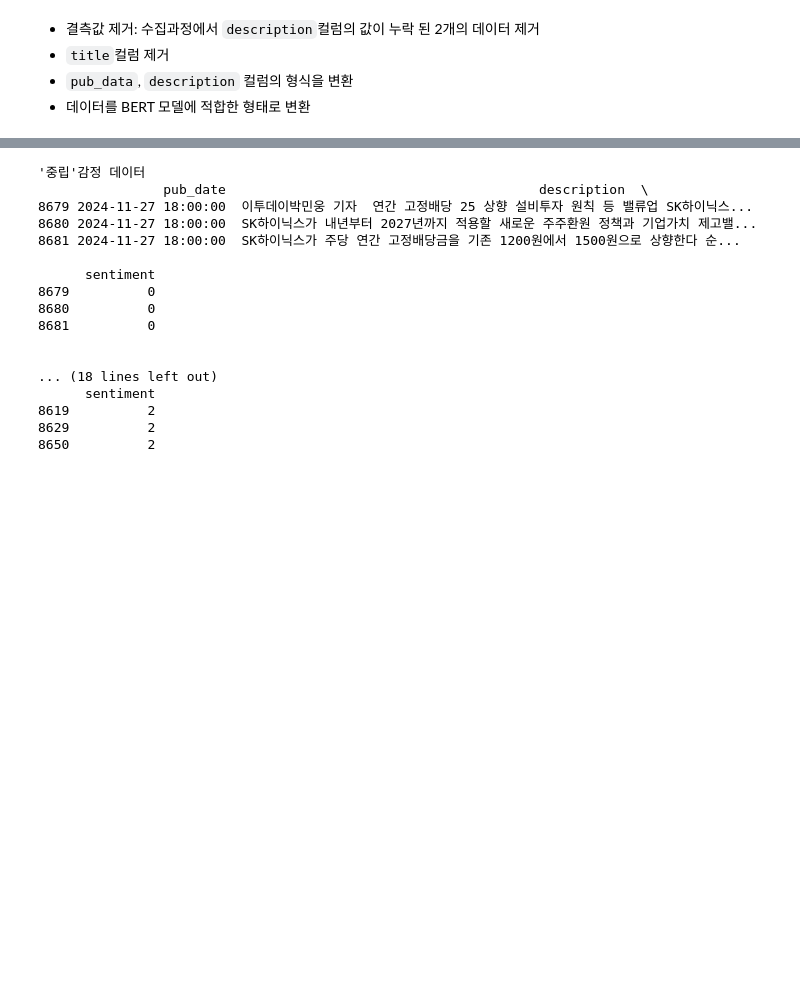
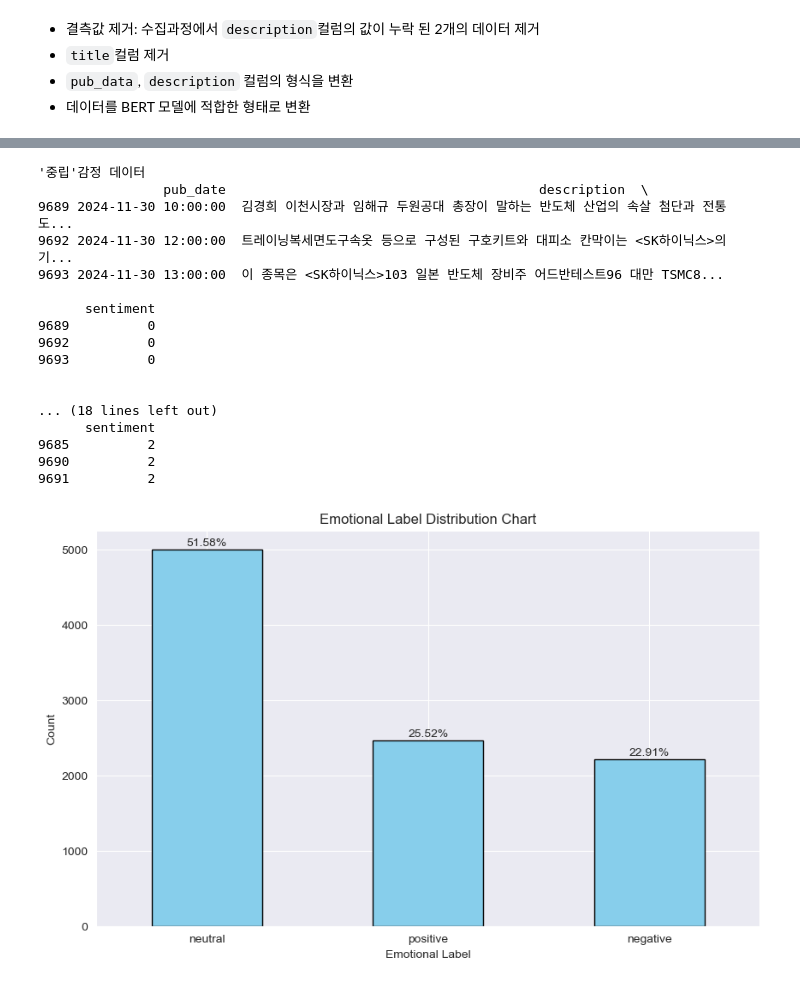
Before and after one commit to KION126/StockSentimentPredictor, a Jupyter notebook: modules/predict_sentiment.ipynb, the cells around one changed output, grey strips where cells are left out. Saved outputs shown, nothing was run; the diff lists cells and outputs as text; code cells hidden in the pictures; blank space fills up the shorter version.

```diff
--- a/modules/predict_sentiment.ipynb
+++ b/modules/predict_sentiment.ipynb
@@ -54,6 +58,10 @@ news_data['pub_date'] = pd.to_datetime(news_data['pub_date'], format='%Y_%m_%d_%
 # 'description' 컬럼을 문자열 형식으로 변환
 news_data['description'] = news_data['description'].astype(str)
 
+# "SK하이닉스", "sk하이닉스" 텍스트 변환
+news_data = news_data.applymap(lambda x: x.replace("SK하이닉스", "<SK하이닉스>") if isinstance(x, str) else x)
+news_data = news_data.applymap(lambda x: x.replace("sk하이닉스", "<SK하이닉스>") if isinstance(x, str) else x)
+
 # 데이터 셋 요약 확인
 print('데이터 요약')
 news_data.info()
@@ -103,36 +112,57 @@ predicted_classes = np.argmax(predictions.logits, axis=1)
 # %%
+
+import matplotlib.pyplot as plt
+
 # 예측된 감정 레이블을 데이터프레임에 추가
 news_data['sentiment'] = predicted_classes
 
 for label in range(3):
     if label == 0:
         sentiment = '중립'
     elif label == 1:
         sentiment = '긍정'
     else:
         sentiment = '부정'
 
     print(f"'{sentiment}'감정 데이터")
     print(news_data[news_data['sentiment'] == label].tail(3))
     print("\n")
 
 # 예측된 결과를 새로운 CSV 파일로 저장
 news_data.to_csv('../data/naver_news_crawling_data_with_sentiment.csv', index=False)
+
+# 라벨 분포 시각화
+plt.figure(figsize=(10, 6))
+label_counts = news_data['sentiment'].value_counts()
+label_counts = label_counts.loc[[0, 1, 2]].fillna(0).astype(int)
+bar_plot = label_counts.plot(kind='bar', color='skyblue', edgecolor='black')
+
+# 제목 및 축 레이블 설정
+plt.title('Emotional Label Distribution Chart')
+plt.xlabel('Emotional Label')
+plt.ylabel('Count')
+plt.xticks(ticks=[0, 1, 2], labels=['neutral', 'positive', 'negative'], rotation=0)
+# 비율 표기
+total = label_counts.sum()
+for i, value in enumerate(label_counts):
+    percentage = (value / total) * 100
+    plt.text(i, value + 10, f'{percentage:.2f}%', ha='center', va='bottom', fontsize=10)
 # %% [output]
 '중립'감정 데이터
                 pub_date                                        description  \
-8679 2024-11-27 18:00:00  이투데이박민웅 기자  연간 고정배당 25 상향 설비투자 원칙 등 밸류업 SK하이닉스...
-8680 2024-11-27 18:00:00  SK하이닉스가 내년부터 2027년까지 적용할 새로운 주주환원 정책과 기업가치 제고밸...
-8681 2024-11-27 18:00:00  SK하이닉스가 주당 연간 고정배당금을 기존 1200원에서 1500원으로 상향한다 순...
+9689 2024-11-30 10:00:00  김경희 이천시장과 임해규 두원공대 총장이 말하는 반도체 산업의 속살 첨단과 전통 도...
+9692 2024-11-30 12:00:00  트레이닝복세면도구속옷 등으로 구성된 구호키트와 대피소 칸막이는 <SK하이닉스>의 기...
+9693 2024-11-30 13:00:00  이 종목은 <SK하이닉스>103 일본 반도체 장비주 어드반테스트96 대만 TSMC8...
 
       sentiment
-8679          0
-8680          0
-8681          0
+9689          0
+9692          0
+9693          0
 
 
 ... (18 lines left out)
       sentiment
-8619          2
-8629          2
-8650          2
+9685          2
+9690          2
+9691          2
+[figure, added]
```
Also changed, not shown: parts of 6 cells of this notebook, 6 other files.
